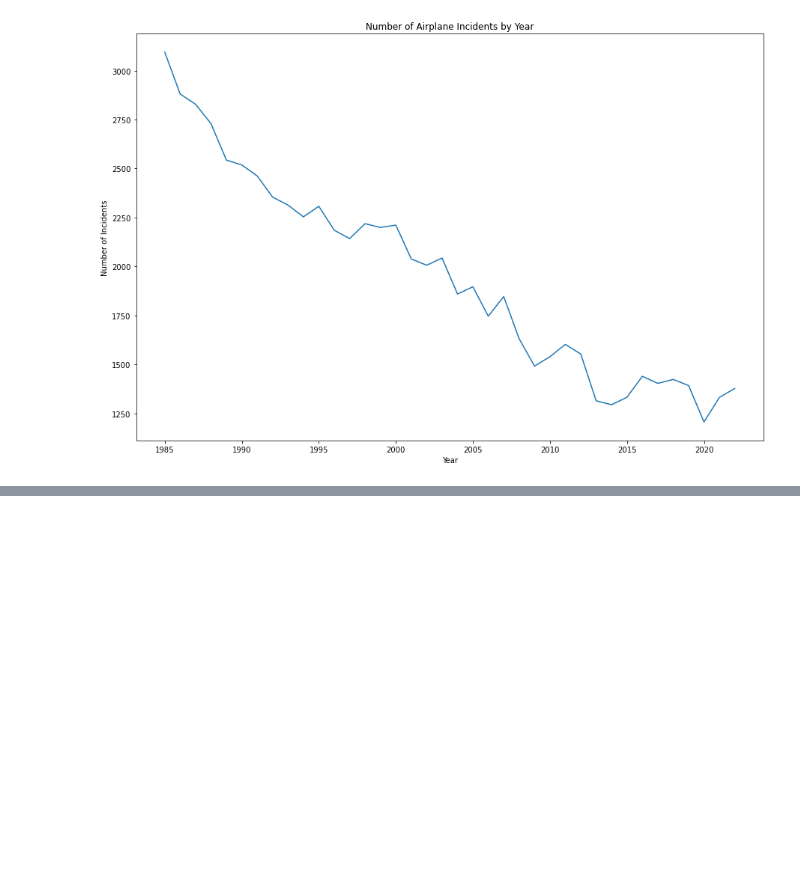
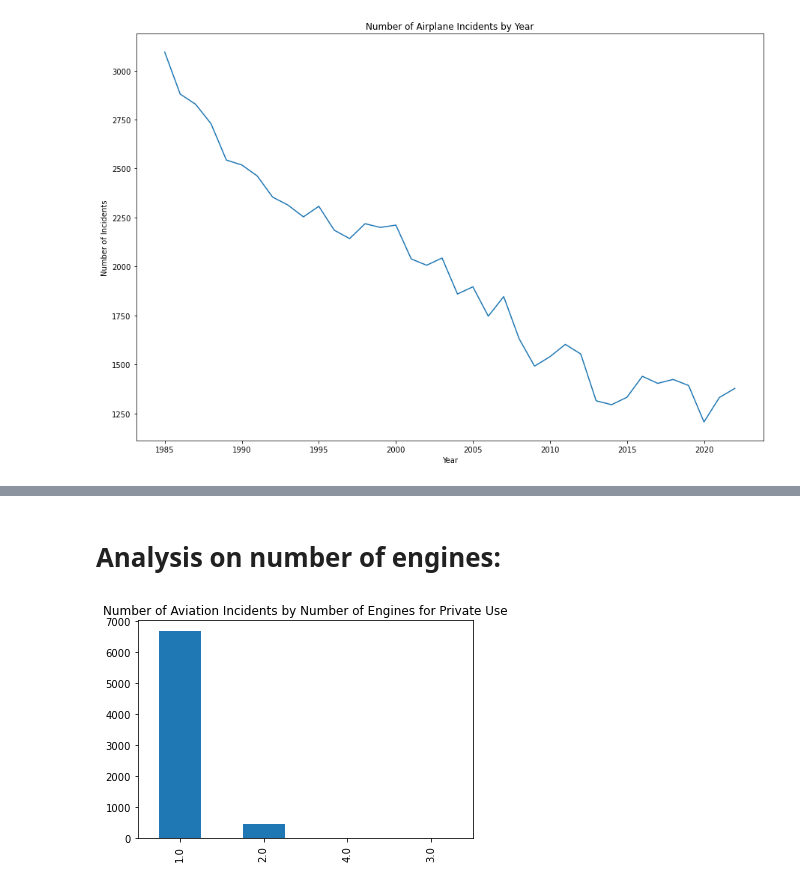
Before and after one commit to WSmolen/Aviation_Project, a Jupyter notebook: Aviation_project.ipynb, the cells around one changed output, grey strips where cells are left out. Drawn from its saved outputs; the diff is of its cells as text; code cells hidden in the pictures; blank space fills up the shorter version.

```diff
--- a/Aviation_project.ipynb
+++ b/Aviation_project.ipynb
@@ -435,0 +291,9 @@ dtype: float64
+# %%
+### Adding a new column sum of total people uninjured, fatally injured, seriously injured, and sustaining minor injuries in order to find percentages of each later
+airplane_data_modern['Total.People'] = airplane_data_modern[['Total.Fatal.Injuries', 'Total.Minor.Injuries', 'Total.Serious.Injuries', 'Total.Uninjured']].sum(axis=1)
+# %%
+# Normalizing capitalization in strings in 'Make' column
+airplane_data_modern['Make'] = airplane_data_modern['Make'].str.upper()
+# %%
+#Creating individual dataframes containing only private flight information and only commercial flight information
+private_data = airplane_data_modern[airplane_data_modern['Purpose.of.flight'] == 'Personal'].copy()
@@ -435,0 +302,8 @@ dtype: float64
+# %% [markdown]
+# Analysis on number of engines:
+# %%
+# Number of incidents by number of engines for private data
+private_data['Number.of.Engines'].value_counts(sort=True).plot.bar(
+    title = 'Number of Aviation Incidents by Number of Engines for Private Use');
+# %% [output]
+[figure, added]
```
Also changed, not shown: parts of 62 cells of this notebook, 6 other files.
